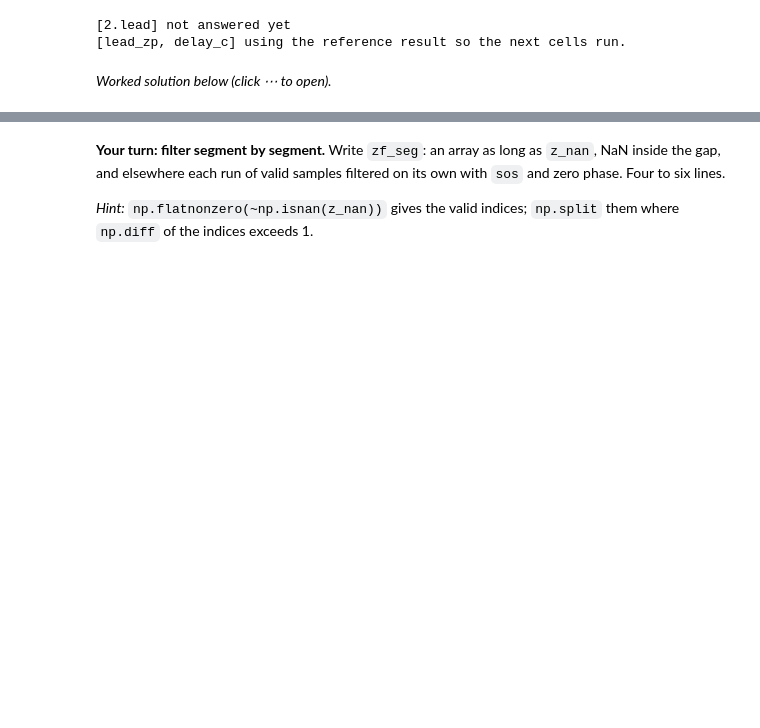
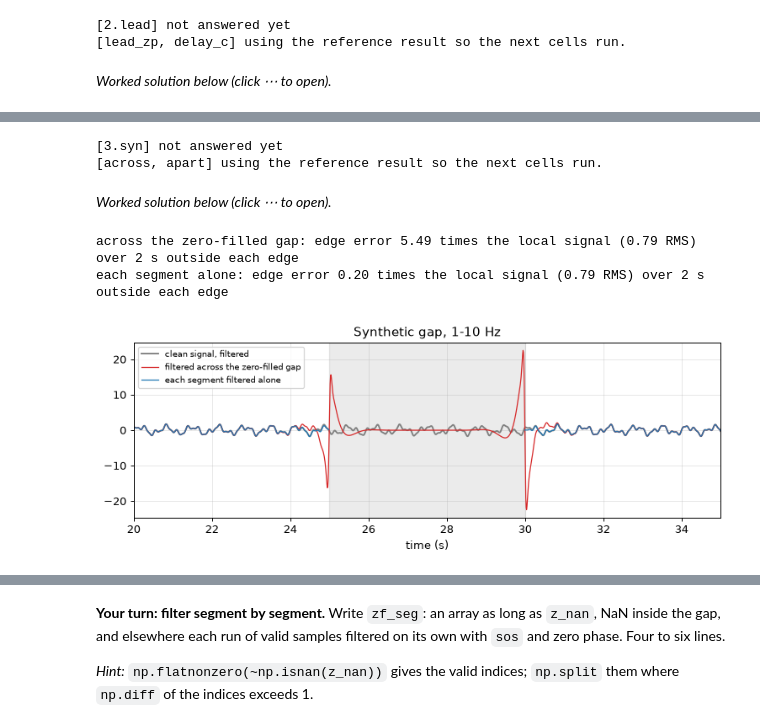
Before and after one commit to geo-smart/mlgeo-book, a Jupyter notebook: book/Chapter2-DataManipulation/2.9_filtering_data.ipynb, the cells around one changed output, grey strips where cells are left out. Drawn from its saved outputs; the diff is of its cells as text; code cells hidden in the pictures; blank space fills up the shorter version.

```diff
--- a/book/Chapter2-DataManipulation/2.9_filtering_data.ipynb
+++ b/book/Chapter2-DataManipulation/2.9_filtering_data.ipynb
@@ -156,0 +531,9 @@ A **causal** filter uses only the present and past samples (`signal.sosfilt`, on
+# %%
+near_pulse = (ts > T0_PULSE - 0.5) & (ts < T0_PULSE + 0.5)
+print(f"step at {T0_STEP:.0f} s: zero-phase output starts {lead_syn:+.2f} s from it, causal output peaks {delay_syn:+.2f} s")
+pre_s, post_s = (ts >= T0_STEP - 0.5) & (ts < T0_STEP), (ts >= T0_STEP) & (ts < T0_STEP + 0.5)
+lobe_s = (ts >= T0_STEP - 1) & (ts < T0_STEP - 0.4)
+print(f"zero-phase output, largest absolute value: {np.abs(syn_zp[pre_s]).max():.2f} in the 0.5 s before the step, "
+      f"{np.abs(syn_zp[post_s]).max():.2f} in the 0.5 s after; {np.abs(syn_zp[lobe_s]).max():.2f} from 1 to 0.4 s before")
+for name, y in [("zero-phase", syn_zp), ("causal", syn_c)]:
+    print(f"pulse at {T0_PULSE:.0f} s: {name} output peaks {ts[near_pulse][np.argmax(np.abs(y[near_pulse]))] - T0_PULSE:+.2f} s from it")
@@ -248,0 +698,6 @@ Telemetry drops out, disks fill, stations reboot. A careless merge fills the mis
+# %%
+t3 = np.arange(0, 60, 1 / fs)                                    # 60 s at fs = 100 samples per second
+clean = (np.sin(2 * np.pi * 1.5 * t3) + 0.6 * np.sin(2 * np.pi * 3.7 * t3 + 1) + 0.3 * np.sin(2 * np.pi * 7.2 * t3 + 2)
+         + 50 * np.sin(2 * np.pi * t3 / 40))                     # three sines in the band, on a 40 s swell
+n0, n1 = int(25 * fs), int(30 * fs)                              # a 5 s gap, 25 to 30 s
+syn_gap = clean.copy(); syn_gap[n0:n1] = np.nan                  # the gap marked as missing
@@ -248,0 +708,11 @@ Telemetry drops out, disks fill, stations reboot. A careless merge fills the mis
+# %%
+# --- your code
+across = None    # your code
+apart = None     # your code
+# --- end
+your_turn("3.syn", globals())
+# %% [output]
+[3.syn] not answered yet
+[across, apart] using the reference result so the next cells run.
+# %% [markdown]
+*Worked solution below (click ⋯ to open).*
@@ -248,0 +726,22 @@ Telemetry drops out, disks fill, stations reboot. A careless merge fills the mis
+# %%
+# RMS of (test - ref) over 0 to `width` s outside each gap edge, and the RMS of ref there (the local signal)
+def edge_error(test, ref, t, gap, width=2.0):
+    near = ((t >= gap[0] - width) & (t < gap[0])) | ((t >= gap[1]) & (t < gap[1] + width))
+    return float(np.sqrt(np.mean((test[near] - ref[near]) ** 2))), float(np.sqrt(np.mean(ref[near] ** 2)))
+
+
+clean_f = signal.sosfiltfilt(sos, clean)                         # the clean signal filtered the same way: the truth
+for name, test in [("across the zero-filled gap", across), ("each segment alone", apart)]:
+    err, local3 = edge_error(test, clean_f, t3, (25.0, 30.0))
+    print(f"{name}: edge error {err / local3:.2f} times the local signal ({local3:.2f} RMS) over 2 s outside each edge")
+fig, ax = plt.subplots(figsize=(10, 3))
+ax.plot(t3, clean_f, color="0.5", lw=1.5, label="clean signal, filtered")
+ax.plot(t3, across, color="C3", lw=1, label="filtered across the zero-filled gap")
+ax.plot(t3, apart, color="C0", lw=1, label="each segment filtered alone")
+ax.axvspan(25, 30, color="k", alpha=0.08)
+ax.set(xlim=(20, 35), xlabel="time (s)", title="Synthetic gap, 1-10 Hz")
+ax.legend(loc="upper left", fontsize=8);
+# %% [output]
+across the zero-filled gap: edge error 5.49 times the local signal (0.79 RMS) over 2 s outside each edge
+each segment alone: edge error 0.20 times the local signal (0.79 RMS) over 2 s outside each edge
+[figure, added]
```
Also changed, not shown: parts of 52 cells of this notebook, 6 other files.
